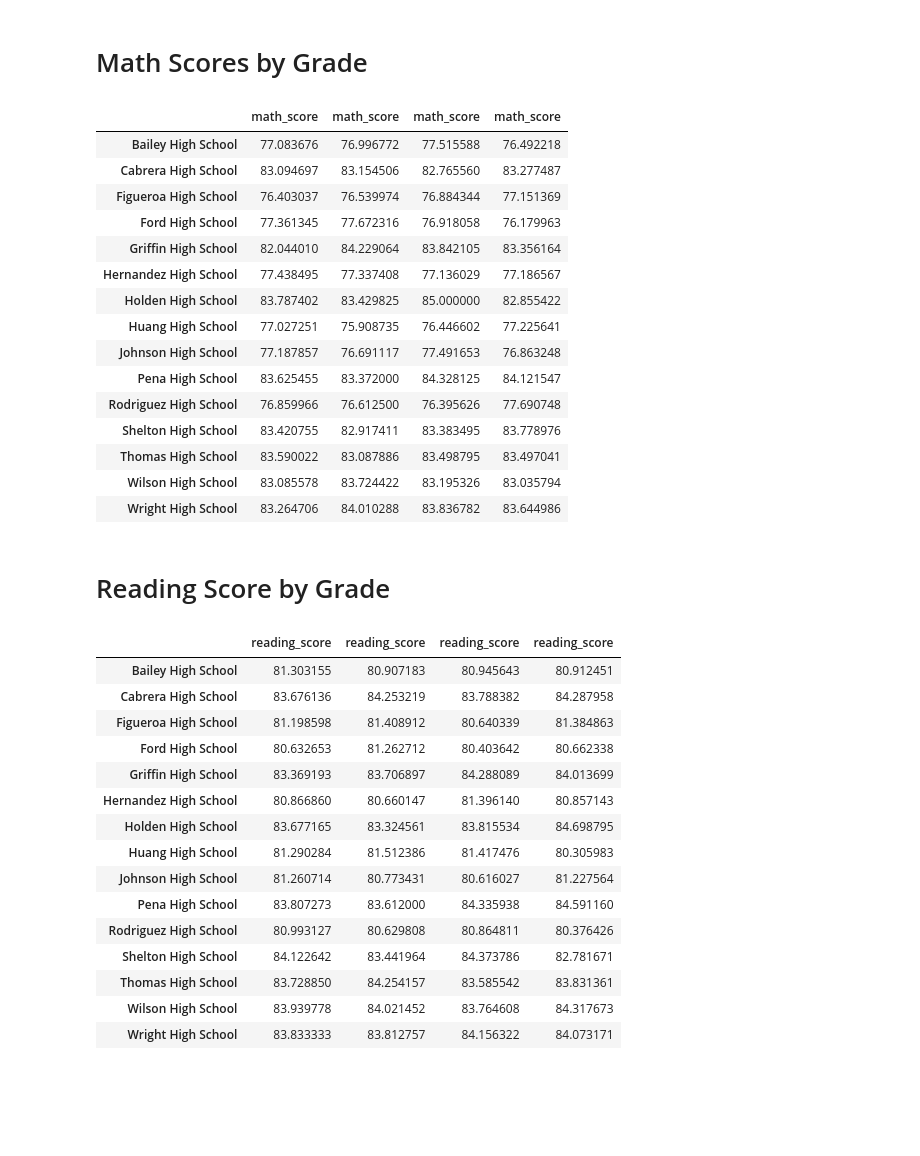
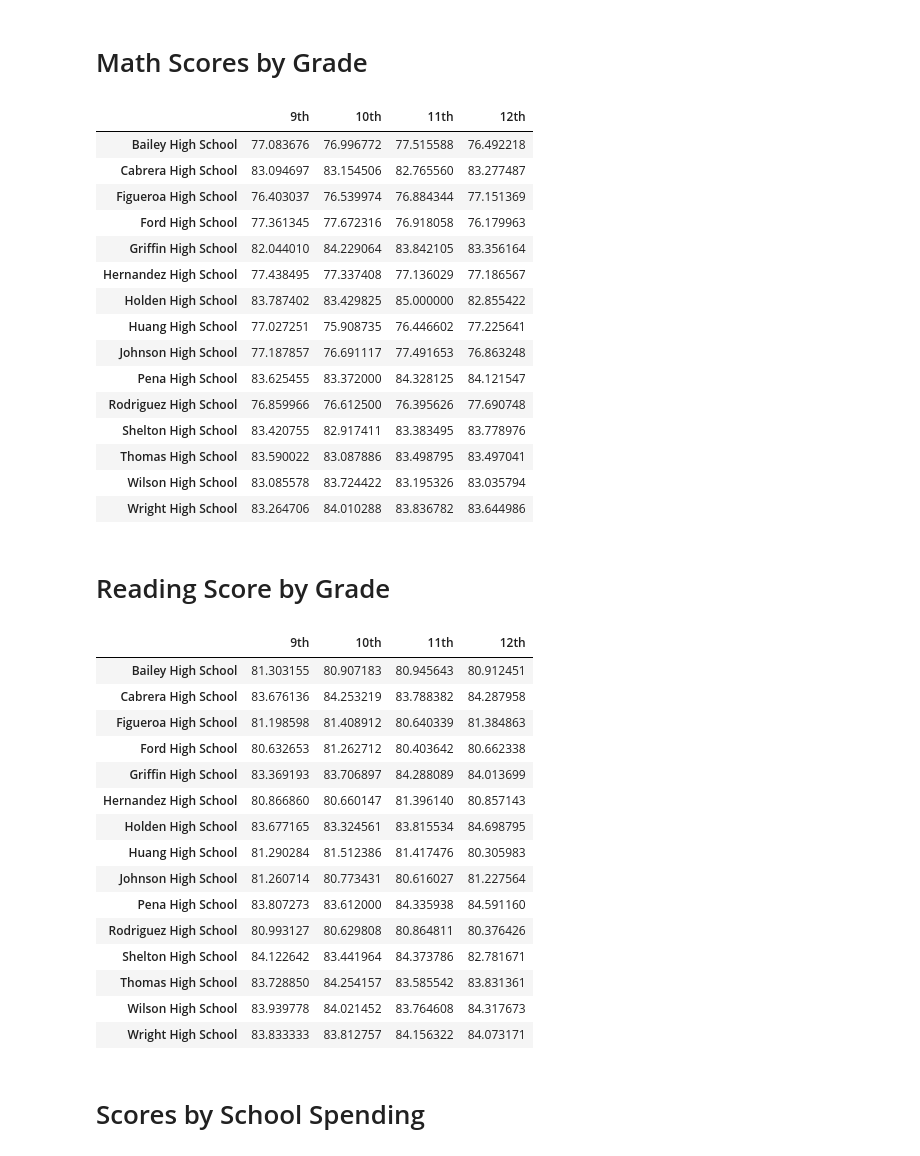
Before and after one commit to grantgorham26/pandas-challenge, a Jupyter notebook: PyCitySchools/main.ipynb, the cells around one changed output. Drawn from its saved outputs; the diff is of its cells as text; code cells hidden in the pictures; blank space fills up the shorter version.

```diff
--- a/PyCitySchools/main.ipynb
+++ b/PyCitySchools/main.ipynb
@@ -421,27 +421,25 @@ bottom_schools.head()
 # %%
 # Use the code provided to separate the data by grade
 ninth_graders = school_student_df[(school_student_df["grade"] == "9th")]
 tenth_graders = school_student_df[(school_student_df["grade"] == "10th")]
 eleventh_graders = school_student_df[(school_student_df["grade"] == "11th")]
 twelfth_graders = school_student_df[(school_student_df["grade"] == "12th")]
 
 # Group by `school_name` and take the mean of the `math_score` column for each.
 ninth_grade_math_scores =ninth_graders.groupby(['school_name'])['math_score'].mean()
-tenth_grader_math_scores =tenth_graders.groupby(['school_name'])['math_score'].mean()
-eleventh_grader_math_scores =eleventh_graders.groupby(['school_name'])['math_score'].mean()
-twelfth_grader_math_scores =twelfth_graders.groupby(['school_name'])['math_score'].mean()
+tenth_grade_math_scores =tenth_graders.groupby(['school_name'])['math_score'].mean()
+eleventh_grade_math_scores =eleventh_graders.groupby(['school_name'])['math_score'].mean()
+twelfth_grade_math_scores =twelfth_graders.groupby(['school_name'])['math_score'].mean()
 
 # Combine each of the scores above into single DataFrame called `math_scores_by_grade`
-math_scores_by_grade=pd.concat([ninth_grade_math_scores,tenth_grader_math_scores,
-                                eleventh_grader_math_scores,twelfth_grader_math_scores],axis=1,sort=True)
+math_scores_by_grade=pd.DataFrame({'9th':ninth_grade_math_scores,'10th':tenth_grade_math_scores,
+                           '11th':eleventh_grade_math_scores,'12th':twelfth_grade_math_scores})
 #removes index label 'school_name'
 math_scores_by_grade.index.name = None
-#rename the column names
-#math_scores_by_grade=math_scores_by_grade.rename(columns={'math_score':'Average 9th Grade Math score','math_score':'Average 10th Grade Math score',
-                                                          #'math_score':'Average 11th Grade Math score','math_score':'Average 12th Grade Math score'})
+
 math_scores_by_grade
 # %% [output]
-|  | math_score | math_score | math_score | math_score |
+|  | 9th | 10th | 11th | 12th |
 | Bailey High School | 77.083676 | 76.996772 | 77.515588 | 76.492218 |
 | Cabrera High School | 83.094697 | 83.154506 | 82.765560 | 83.277487 |
 | Figueroa High School | 76.403037 | 76.539974 | 76.884344 | 77.151369 |
@@ -468,24 +466,21 @@ twelfth_graders = school_student_df[(school_student_df["grade"] == "12th")]
 
 # Group by `school_name` and take the mean of the the `reading_score` column for each.
 ninth_grade_reading_scores =ninth_graders.groupby(['school_name'])['reading_score'].mean()
-tenth_grader_reading_scores =tenth_graders.groupby(['school_name'])['reading_score'].mean()
-eleventh_grader_reading_scores =eleventh_graders.groupby(['school_name'])['reading_score'].mean()
-twelfth_grader_reading_scores =twelfth_graders.groupby(['school_name'])['reading_score'].mean()
+tenth_grade_reading_scores =tenth_graders.groupby(['school_name'])['reading_score'].mean()
+eleventh_grade_reading_scores =eleventh_graders.groupby(['school_name'])['reading_score'].mean()
+twelfth_grade_reading_scores =twelfth_graders.groupby(['school_name'])['reading_score'].mean()
+
 
 # Combine each of the scores above into single DataFrame called `reading_scores_by_grade`
-reading_scores_by_grade =pd.concat([ninth_grade_reading_scores,tenth_grader_reading_scores,
-                                    eleventh_grader_reading_scores,twelfth_grader_reading_scores],axis=1,sort=True)
+reading_scores_by_grade=pd.DataFrame({'9th':ninth_grade_reading_scores,'10th':tenth_grade_reading_scores,
+                           '11th':eleventh_grade_reading_scores,'12th':twelfth_grade_reading_scores})
+
 #removes index label 'school_name'
 reading_scores_by_grade.index.name= None
-#rename the column names
-#reading_scores_by_grade=reading_scores_by_grade.rename(columns={reading_scores_by_grade.columns[0]:'Average 9th Grade Reading score'}),
-                                                                #reading_scores_by_grade.columns[1]:'Average 10th Grade Reading score',
-                                                                #reading_scores_by_grade.columns[2]:'Average 11th Grade Reading score',
-                                                                #reading_scores_by_grade.columns[3]:'Average 12th Grade Reading score',})
-
+#print the data frame
 reading_scores_by_grade
 # %% [output]
-|  | reading_score | reading_score | reading_score | reading_score |
+|  | 9th | 10th | 11th | 12th |
 | Bailey High School | 81.303155 | 80.907183 | 80.945643 | 80.912451 |
 | Cabrera High School | 83.676136 | 84.253219 | 83.788382 | 84.287958 |
 | Figueroa High School | 81.198598 | 81.408912 | 80.640339 | 81.384863 |
@@ -501,3 +496,5 @@ reading_scores_by_grade
 | Thomas High School | 83.728850 | 84.254157 | 83.585542 | 83.831361 |
 | Wilson High School | 83.939778 | 84.021452 | 83.764608 | 84.317673 |
 | Wright High School | 83.833333 | 83.812757 | 84.156322 | 84.073171 |
+# %% [markdown]
+# Scores by School Spending #
```
Also changed, not shown: parts of 4 cells of this notebook.
